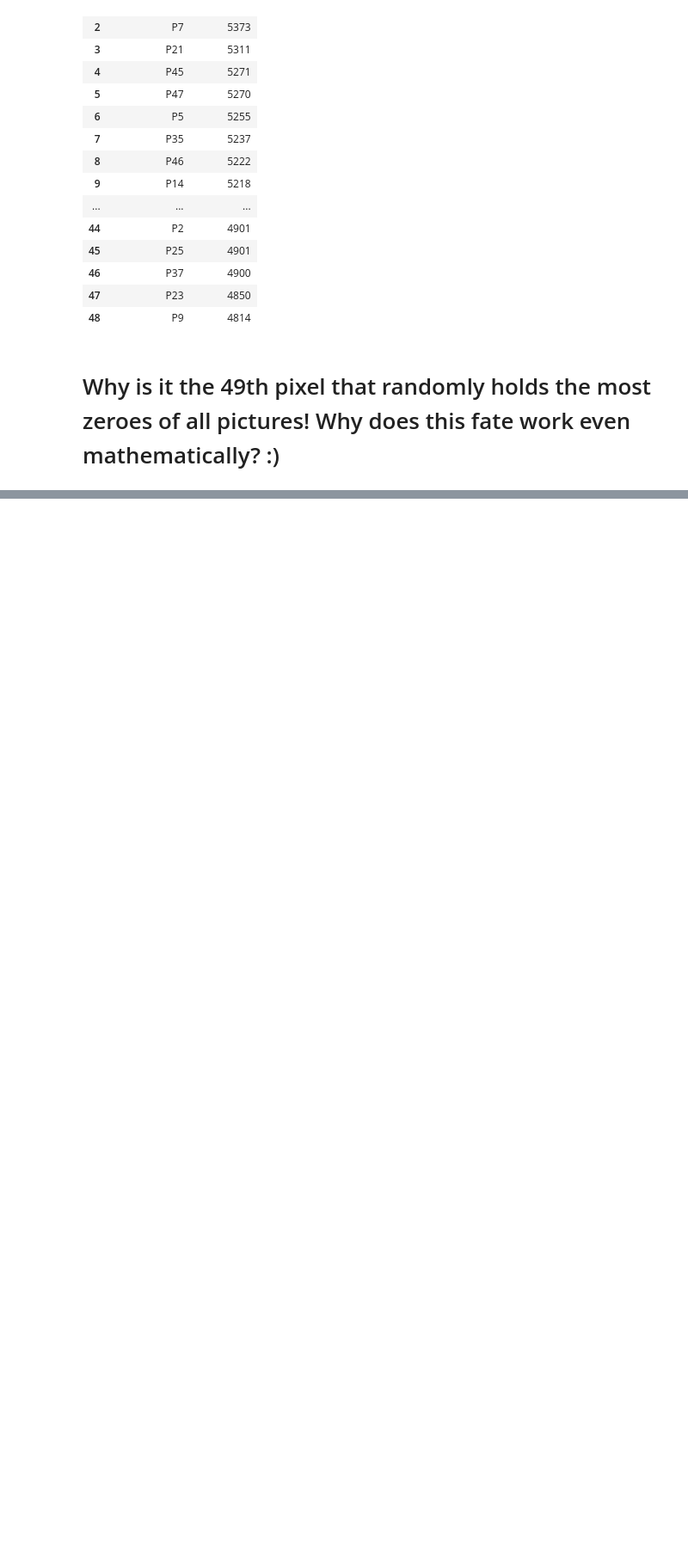
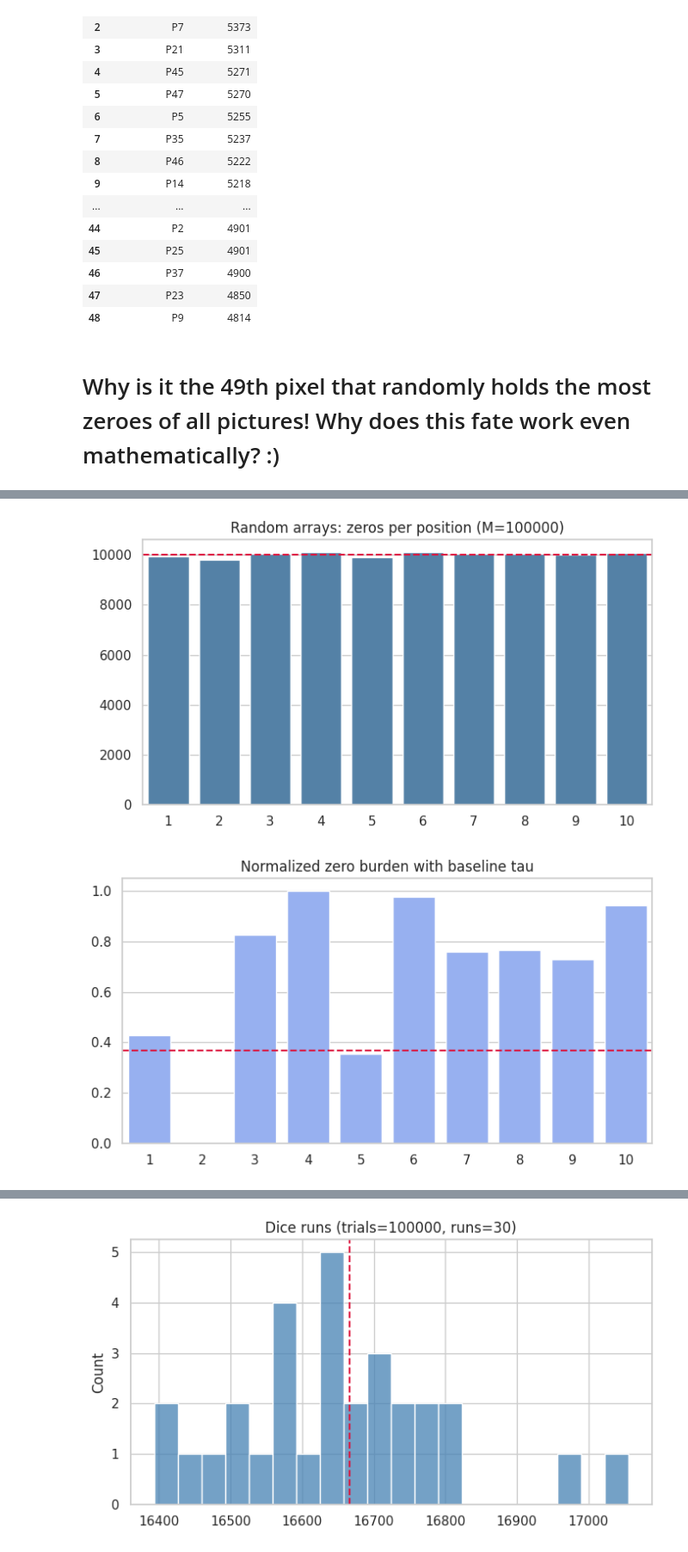
Before and after one commit to takrim1999/AI, a Jupyter notebook: Unlucky_pixel.ipynb, the cells around one changed output, grey strips where cells are left out. Shown at 86% size. Saved outputs shown, nothing was run; the diff lists cells and outputs as text; code cells hidden in the pictures; blank space fills up the shorter version.

```diff
--- a/Unlucky_pixel.ipynb
+++ b/Unlucky_pixel.ipynb
@@ -109,0 +273,63 @@ report
+# %%
+# Arrays and dice analogues (self-contained)
+from numpy.random import default_rng
+rng = default_rng(20250820)
+
+# Arrays demo
+K, M, runs = 10, 100_000, 30
+arr = rng.integers(0, 10, size=(M, K))
+counts_arr = (arr == 0).sum(axis=0).astype(float)
+E_arr = M/10.0
+sd_arr = math.sqrt(M*0.1*0.9)
+z_arr = (counts_arr - E_arr)/sd_arr
+pvals_arr = 2.0*(1.0 - norm_cdf(np.abs(z_arr)))
+# normalized metric
+cmin, cmax = counts_arr.min(), counts_arr.max()
+s_arr = (counts_arr - cmin)/(cmax - cmin)
+s_star_arr = (E_arr - cmin)/(cmax - cmin)
+tau_arr = 1.0 - s_star_arr
+delta_arr = tau_arr - s_arr
+chi2_arr = float(((counts_arr - E_arr)**2 / E_arr).sum())
+
+plt.figure(figsize=(7,4))
+sns.barplot(x=np.arange(1,K+1), y=counts_arr, color='steelblue'); plt.axhline(E_arr, color='crimson', ls='--');
+plt.title(f'Random arrays: zeros per position (M={M})'); plt.tight_layout(); plt.savefig(FIG/'array_zero_counts.png', dpi=300); plt.show()
+
+plt.figure(figsize=(7,4))
+sns.barplot(x=np.arange(1,K+1), y=s_arr, color='#88aaff'); plt.axhline(tau_arr, color='crimson', ls='--');
+plt.title('Normalized zero burden with baseline tau'); plt.tight_layout(); plt.savefig(FIG/'array_normalized_bars.png', dpi=300); plt.show()
+
+# Heatmap across runs
+runs_counts = []
+for r in range(runs):
+    a = rng.integers(0, 10, size=(M, K))
+    runs_counts.append((a==0).sum(axis=0))
+runs_mat = np.stack(runs_counts, axis=0)
+norm_runs = (runs_mat - runs_mat.min(axis=1, keepdims=True)) / (runs_mat.max(axis=1, keepdims=True) - runs_mat.min(axis=1, keepdims=True) + 1e-9)
+plt.figure(figsize=(8,5)); sns.heatmap(norm_runs, cmap='viridis', cbar_kws={'label':'normalized zero burden'});
+plt.xlabel('Position (1..10)'); plt.ylabel('Run'); plt.title(f'Stability across runs (M={M}, runs={runs})');
+plt.tight_layout(); plt.savefig(FIG/'array_runs_heatmap.png', dpi=300); plt.show()
+
+# Dice demo
+rng = default_rng(20250821)
+trials, runs = 100_000, 30
+throws = rng.integers(1,7,size=trials)
+six = (throws==6).sum()
+p0 = 1/6.0; E_d = trials*p0; sd_d = math.sqrt(trials*p0*(1-p0))
+z_d = (six - E_d)/sd_d
+s_d = six/float(trials); s_star_d = E_d/float(trials); tau_d = 1.0 - s_star_d; delta_d = tau_d - s_d
+
+# Multi-run
+sixes = np.array([(rng.integers(1,7,size=trials)==6).sum() for _ in range(runs)])
+plt.figure(figsize=(7,4)); sns.histplot(sixes, bins=20, color='steelblue'); plt.axvline(E_d, color='crimson', ls='--');
+plt.title(f'Dice runs (trials={trials}, runs={runs})'); plt.tight_layout(); plt.savefig(FIG/'dice_six_hist.png', dpi=300); plt.show()
+
+s_runs = sixes/float(trials); delta_runs = tau_d - s_runs
+fig, axes = plt.subplots(1,2, figsize=(10,4));
+sns.boxplot(y=delta_runs, color='#88aaff', ax=axes[0]); axes[0].axhline(0.0, color='gray', ls=':'); axes[0].set_ylim(0.0,1.0); axes[0].set_title('Full scale');
+mu = float(delta_runs.mean()); dev_mille = (delta_runs - mu)*1e3
+sns.boxplot(y=dev_mille, color='#cccccc', ax=axes[1]); axes[1].axhline(0.0, color='gray', ls=':'); axes[1].set_ylabel('Delta deviation (×1e−3)'); axes[1].set_title('Zoom around mean');
+fig.tight_layout(); fig.savefig(FIG/'dice_delta_panels.png', dpi=300); plt.show()
+# %% [output]
+[figure, added]
+[figure, added]
@@ -109,0 +337 @@ report
+[figure, added]
```
Also changed, not shown: parts of 8 cells of this notebook.
